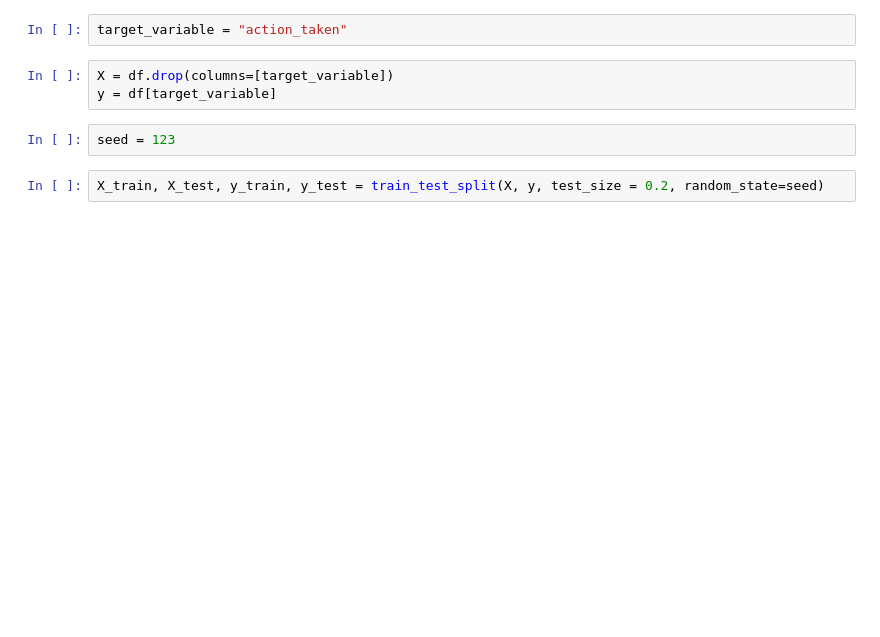
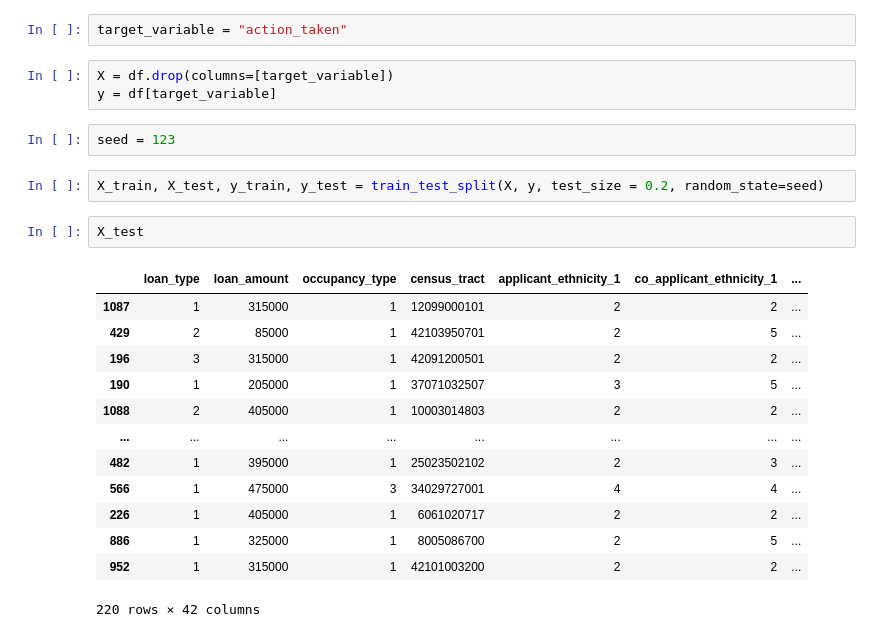
Before and after one commit to aschera/credit_risk_predictor, a Jupyter notebook: notebooks/Markus/POC.ipynb, the cells around one changed output. Drawn from its saved outputs; the diff is of its cells as text; blank space fills up the shorter version.

```diff
--- a/notebooks/Markus/POC.ipynb
+++ b/notebooks/Markus/POC.ipynb
@@ -34,5 +36,21 @@ y = df[target_variable]
 seed = 123
 # %%
 X_train, X_test, y_train, y_test = train_test_split(X, y, test_size = 0.2, random_state=seed)
+# %%
+X_test
+# %% [output]
+|  | loan_type | loan_amount | occupancy_type | census_tract | applicant_ethnicity_1 | co_applicant_ethnicity_1 | ... |
+| 1087 | 1 | 315000 | 1 | 12099000101 | 2 | 2 | ... |
+| 429 | 2 | 85000 | 1 | 42103950701 | 2 | 5 | ... |
+| 196 | 3 | 315000 | 1 | 42091200501 | 2 | 2 | ... |
+| 190 | 1 | 205000 | 1 | 37071032507 | 3 | 5 | ... |
+| 1088 | 2 | 405000 | 1 | 10003014803 | 2 | 2 | ... |
+| ... | ... | ... | ... | ... | ... | ... | ... |
+| 482 | 1 | 395000 | 1 | 25023502102 | 2 | 3 | ... |
+| 566 | 1 | 475000 | 3 | 34029727001 | 4 | 4 | ... |
+| 226 | 1 | 405000 | 1 | 6061020717 | 2 | 2 | ... |
+| 886 | 1 | 325000 | 1 | 8005086700 | 2 | 5 | ... |
+| 952 | 1 | 315000 | 1 | 42101003200 | 2 | 2 | ... |
+220 rows × 42 columns
 # %%
 X_train
```
Also changed, not shown: parts of 7 cells of this notebook, 2 other files.
